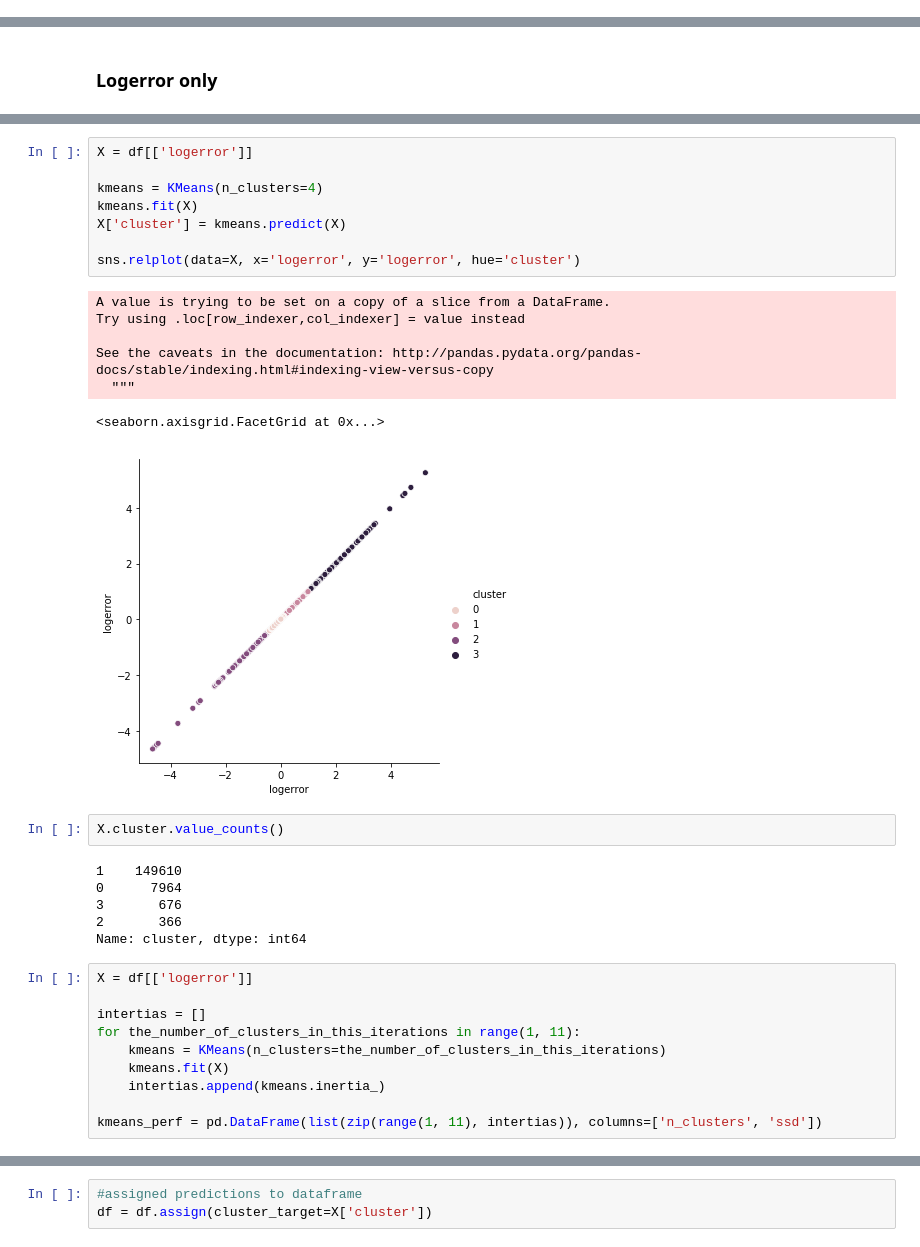
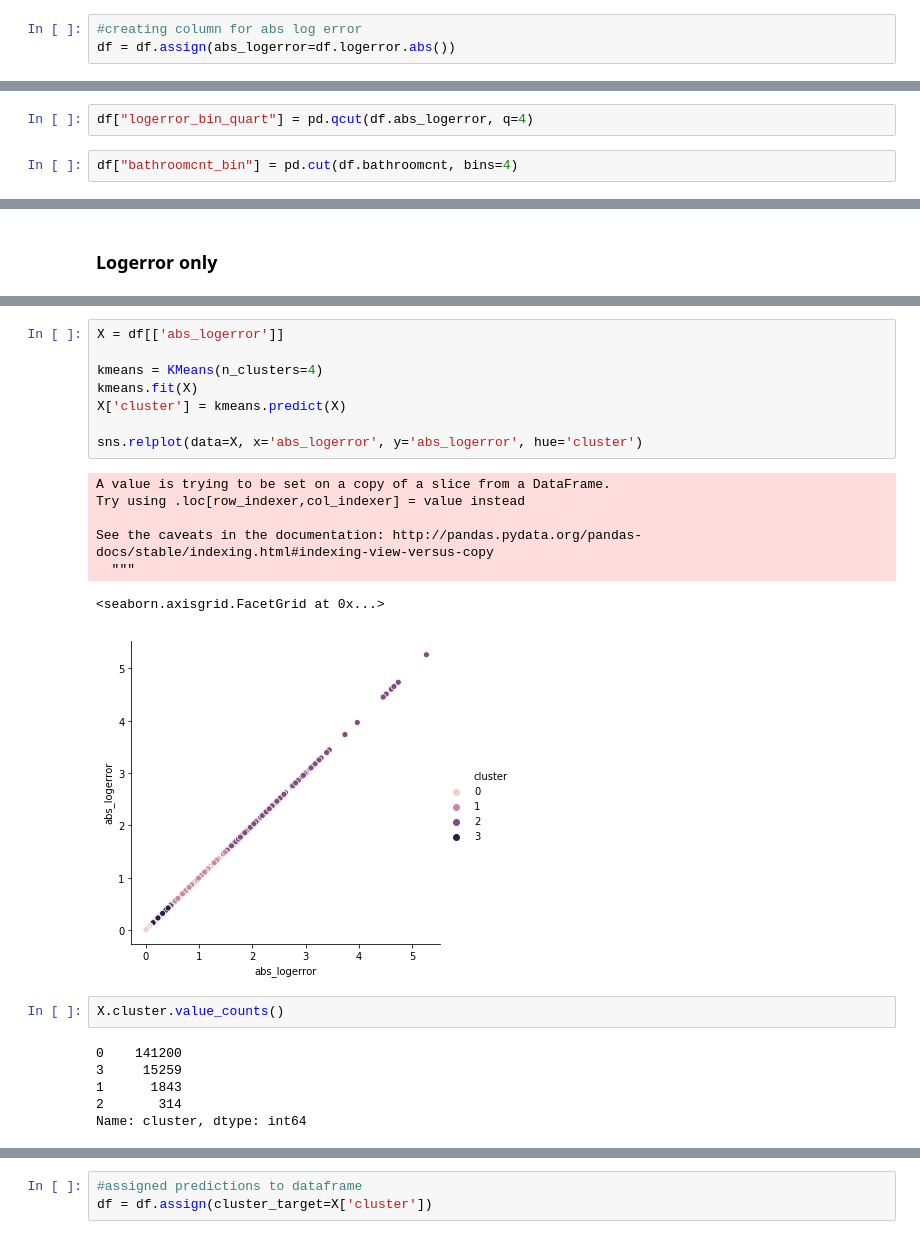
Before and after one commit to ksanmiguel10/ds-methodologies-exercises, a Jupyter notebook: clustering/zillow_project2.ipynb, the cells around one changed output, grey strips where cells are left out. Cells and saved outputs as stored; diff of their text form.

```diff
--- a/clustering/zillow_project2.ipynb
+++ b/clustering/zillow_project2.ipynb
@@ -225,6 +222,9 @@ explore_zillow.make_pair_heat(numeric_df)
 # explore_zillow.make_box(numeric_df)
 # %%
 # explore_zillow.make_jointplot(numeric_df)
+# %%
+#creating column for abs log error
+df = df.assign(abs_logerror=df.logerror.abs())
 # %%
 #creating column for new room count
 df = df.assign(rmcount=df.bathroomcnt+df.bedroomcnt)
@@ -330,0 +332,4 @@ Ttest_indResult(statistic=-1.3836400449369046, pvalue=0.1664706473036497)
+# %%
+df["logerror_bin_quart"] = pd.qcut(df.abs_logerror, q=4)
+# %%
+df["bathroomcnt_bin"] = pd.cut(df.bathroomcnt, bins=4)
@@ -335,34 +372,24 @@ Ttest_indResult(statistic=-1.3836400449369046, pvalue=0.1664706473036497)
 # %%
-X = df[['logerror']]
+X = df[['abs_logerror']]
 
 kmeans = KMeans(n_clusters=4)
 kmeans.fit(X)
 X['cluster'] = kmeans.predict(X)
 
-sns.relplot(data=X, x='logerror', y='logerror', hue='cluster')
+sns.relplot(data=X, x='abs_logerror', y='abs_logerror', hue='cluster')
 # %% [output]
 A value is trying to be set on a copy of a slice from a DataFrame.
 Try using .loc[row_indexer,col_indexer] = value instead
 
 See the caveats in the documentation: http://pandas.pydata.org/pandas-docs/stable/indexing.html#indexing-view-versus-copy
   """
 <seaborn.axisgrid.FacetGrid at 0x...>
-[figure, old version]
+[figure, new version]
 # %%
 X.cluster.value_counts()
 # %% [output]
-1    149610
-0      7964
-3       676
-2       366
+0    141200
+3     15259
+1      1843
+2       314
 Name: cluster, dtype: int64
-# %%
-X = df[['logerror']]
-
-intertias = []
-for the_number_of_clusters_in_this_iterations in range(1, 11):
-    kmeans = KMeans(n_clusters=the_number_of_clusters_in_this_iterations)
-    kmeans.fit(X)
-    intertias.append(kmeans.inertia_)
-
-kmeans_perf = pd.DataFrame(list(zip(range(1, 11), intertias)), columns=['n_clusters', 'ssd'])
```
Also changed, not shown: parts of 25 cells of this notebook.
